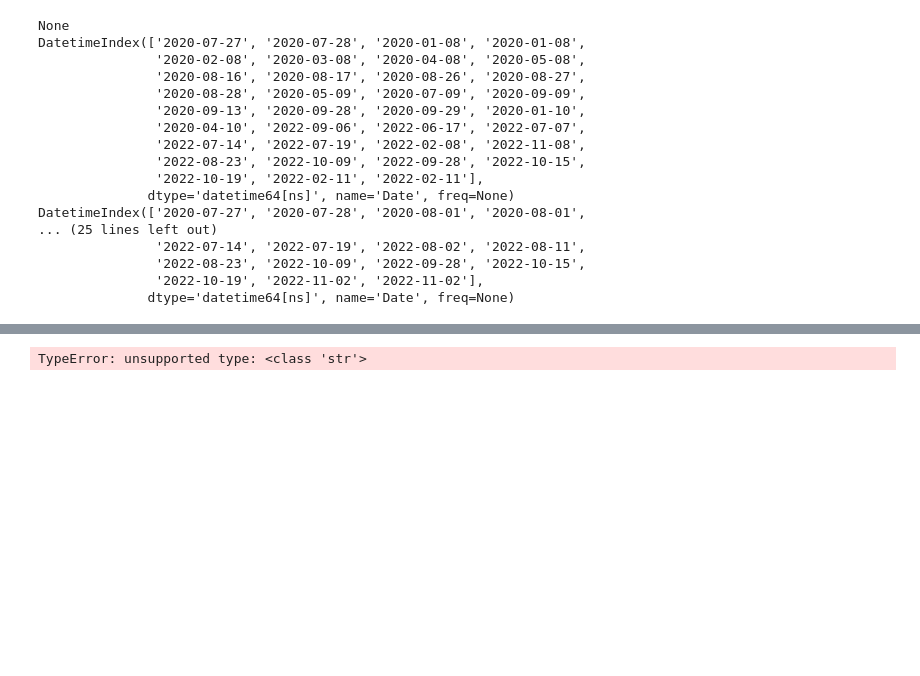
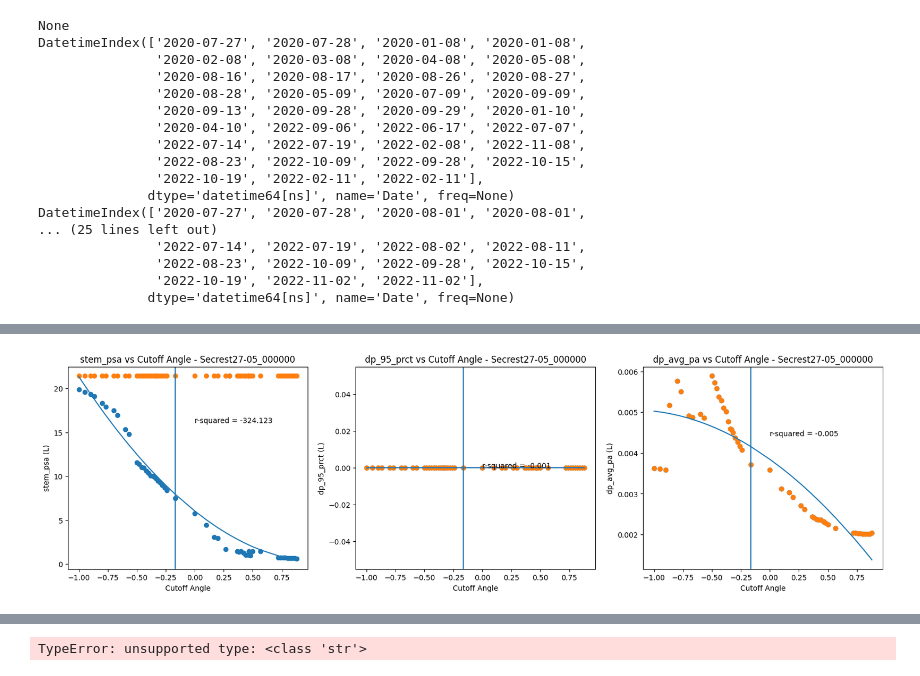
Before and after one commit to wischmcj/canopyHydrodynamics, a Jupyter notebook: scripts/sensitivity_analysis.ipynb, the cells around one changed output, grey strips where cells are left out. Saved outputs shown, nothing was run; the diff lists cells and outputs as text; code cells hidden in the pictures; blank space fills up the shorter version.

Commit message:
better matching correlation funcs

```diff
--- a/scripts/sensitivity_analysis.ipynb
+++ b/scripts/sensitivity_analysis.ipynb
@@ -532,0 +600,96 @@ def find_fit_func(fit_func, x, y):
+# %%
+#plotting correlations basedon sensitivity analysis runs
+import pandas as pd
+import matplotlib.pyplot as plt
+import numpy as np
+from sklearn.metrics import r2_score
+# Convert 'case_name' to numeric values and handle errors
+all_tree_stats['case_name'] = pd.to_numeric(all_tree_stats['case_name'], errors='coerce')
+w_flow_stats['case_name'] = pd.to_numeric(w_flow_stats['case_name'], errors='coerce')
+
+# Sort the dataframe by 'case_name'
+all_tree_stats = all_tree_stats.sort_values(by='case_name')
+w_flow_stats = w_flow_stats.sort_values(by='case_name')
+# Group the data by file name
+# fields = [('vol_over_ssa', 'vol_over_sps'), ('vol_over_sha', 'vol_over_ssa'), ('vol_over_ssa', 'vol_over_sha')] #, 'vol_over_dbh', 'vol_over_oza', 'vol_over_ota']
+
+# fields = [('stem_psa','total_psa'), ('stem_surface_area','tot_surface_area'), ('stem_hull_area','tot_hull_area'), ('num_drip_points','num_drip_points')]
+# fields =[('case_name','case_name')]
+fields = [('stem_psa','total_psa'),('dp_95_prct','dp_95_prct'),('dp_avg_pa','dp_avg_pa')]
+# print(new_file_names)
+# fields = ['stem_psa']
+def plot_correlation(df, field:tuple):
+    new_file_names = set([file for file in df['file_name'] if '32-06' in file or '27-05' in file])
+        # For each group (file name), plo a line graph of case name vs vol_over_sps
+    for file_name in new_file_names:
+        fig, ax = plt.subplots(1,len(fields), figsize=(20, 5))
+        # Replace 'your_file_name' with the actual file name you want to filter by
+        name_filtered_df = df.loc[df['file_name'] == file_name ]
+        upper_filtered_df = name_filtered_df.loc[name_filtered_df['case_name'] <=1]
+        filtered_df = upper_filtered_df.loc[upper_filtered_df['case_name'] >=-1]
+        # filtered_df = filtered_df.loc[filtered_df["case_name_as_num"]<1]
+        # filtered_df = filtered_df.loc[filtered_df["case_name_as_num"]>-1]
+        for idx, field_tup in enumerate(fields):
+            field, tot_field = field_tup
+            plot = ax[idx]
+            plot.set_title(f"{field} vs Cutoff Angle - {file_name}")
+            plot.set_xlabel("Cutoff Angle")
+            plot.set_ylabel(f"{field} (L)")
+            # plot.set_xlim([-1,1])
+            x = [float(val) for val in filtered_df["case_name"].values]
+            y = filtered_df[field].values
+            print(f'x:{x}')
+            print(f'y:{y}')
+            plot.scatter(x, y)
+
+            tot_x = filtered_df["case_name"]
+            tot_y = filtered_df[tot_field]
+            plot.scatter(tot_x, tot_y)
+            plot.axvline(0.-0.16666)
+            try:
+                # x_flitered, y_predicted, rsq, fit_type, coeff = find_fit_func(
+                #     cubic, np.array(x), np.array(y)
+                # )
+                # plot.annotate(
+                #     f"r^2 = {rsq}, fit = {fit_type}",
+                #     (0, np.max(y) * 0.9),
+                # )
+                # plot.plot(x_flitered, y_predicted)
+            # Calculating a line of best fit (and its r-squared) to add to the above referenced chart
+                z = np.polyfit(x, y, 2)
+                p = np.poly1d(z)
+                y_predicted = p(x)
+                rsq = round(r2_score(x, y_predicted), 3)
+
+                ax[idx].annotate(
+                    f"r-squared = {rsq}",
+                    (0, np.max(y) * 0.75),
+                )
+                ax[idx].plot(x, y_predicted, )
+            except Exception as e:
+                print(f'r2 did not converge{e}')
+
+            # ax[1].set_title(f"{field[1]} vs Cutoff Angle - {file_name}")
+            # ax[1].set_xlabel("Cutoff Angle")
+            # ax[1].set_ylabel(f"{field[1]} (L)")
+            # x = filtered_df["case_name"]
+            # y = filtered_df[field[1]]
+            # ax[1].scatter(x, y)
+
+            # # Calculating a line of best fit (and its r-squared) to add to the above referenced chart
+            # z = np.polyfit(x, y, 2)
+            # p = np.poly1d(z)
+            # y_predicted = p(x)
+            # rsq = round(r2_score(y, y_predicted), 3)
+
+            # ax[1].annotate(
+            #     f"r-squared = {rsq}",
+            #     (0, np.max(y) * 0.75),
+            # )
+            # ax[1].plot(x, y_predicted)
+
+        # plt.show()
+
+# plot_correlation(all_tree_stats,fields)
+plot_correlation(w_flow_stats,fields)
+# %% [output]
@@ -532,0 +713 @@ def find_fit_func(fit_func, x, y):
+[figure, added]
```
Also changed, not shown: parts of 16 cells of this notebook.
